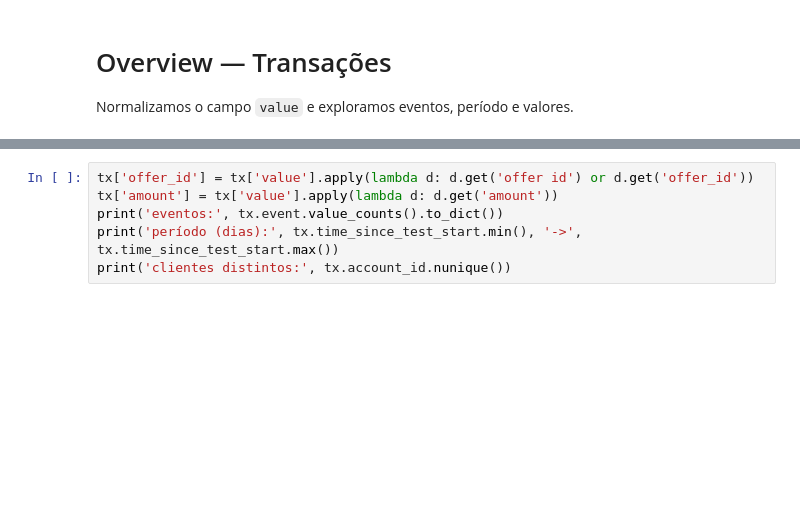
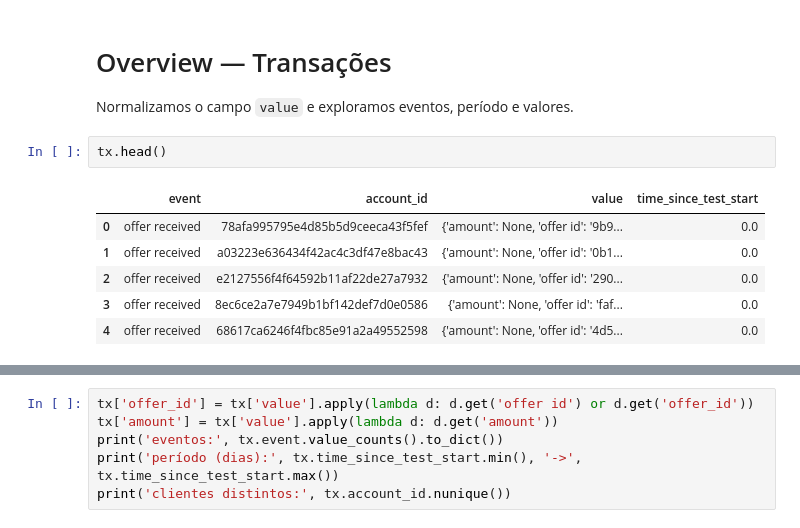
Before and after one commit to velosomn/ifood-case, a Jupyter notebook: notebooks/0_eda.ipynb, the cells around one changed output, grey strips where cells are left out. Saved outputs shown, nothing was run; the diff lists cells and outputs as text; blank space fills up the shorter version.

```diff
--- a/notebooks/0_eda.ipynb
+++ b/notebooks/0_eda.ipynb
@@ -616,3 +616,12 @@ levar em conta ao comparar sua rentabilidade.
 # %% [markdown]
 # Overview — Transações
 Normalizamos o campo `value` e exploramos eventos, período e valores.
+# %%
+tx.head()
+# %% [output]
+|  | event | account_id | value | time_since_test_start |
+| 0 | offer received | 78afa995795e4d85b5d9ceeca43f5fef | {'amount': None, 'offer id': '9b9... | 0.0 |
+| 1 | offer received | a03223e636434f42ac4c3df47e8bac43 | {'amount': None, 'offer id': '0b1... | 0.0 |
+| 2 | offer received | e2127556f4f64592b11af22de27a7932 | {'amount': None, 'offer id': '290... | 0.0 |
+| 3 | offer received | 8ec6ce2a7e7949b1bf142def7d0e0586 | {'amount': None, 'offer id': 'faf... | 0.0 |
+| 4 | offer received | 68617ca6246f4fbc85e91a2a49552598 | {'amount': None, 'offer id': '4d5... | 0.0 |
```
Also changed, not shown: parts of 5 cells of this notebook, 1 other file.
